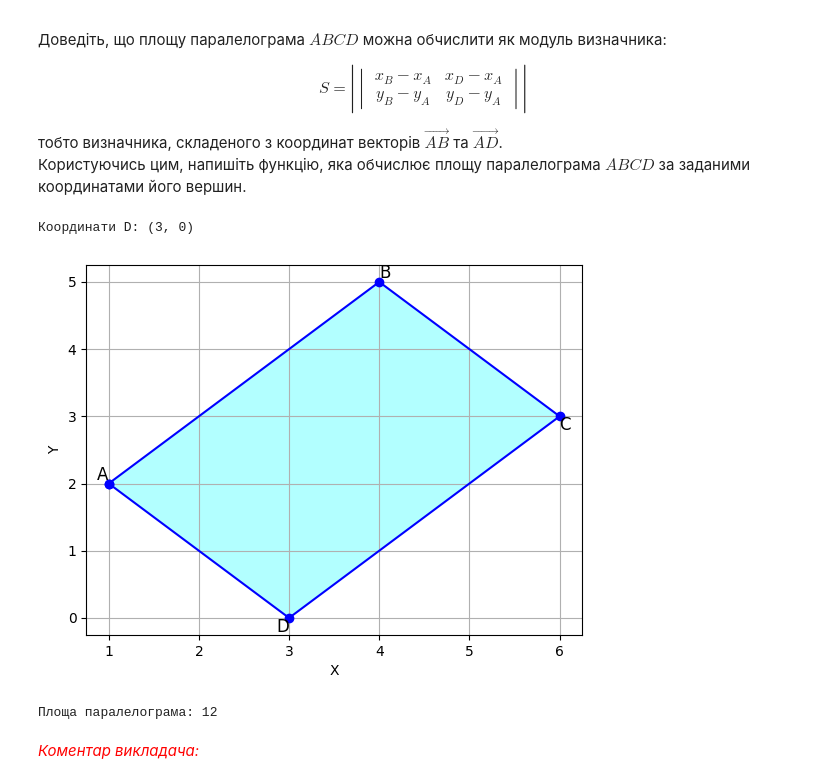
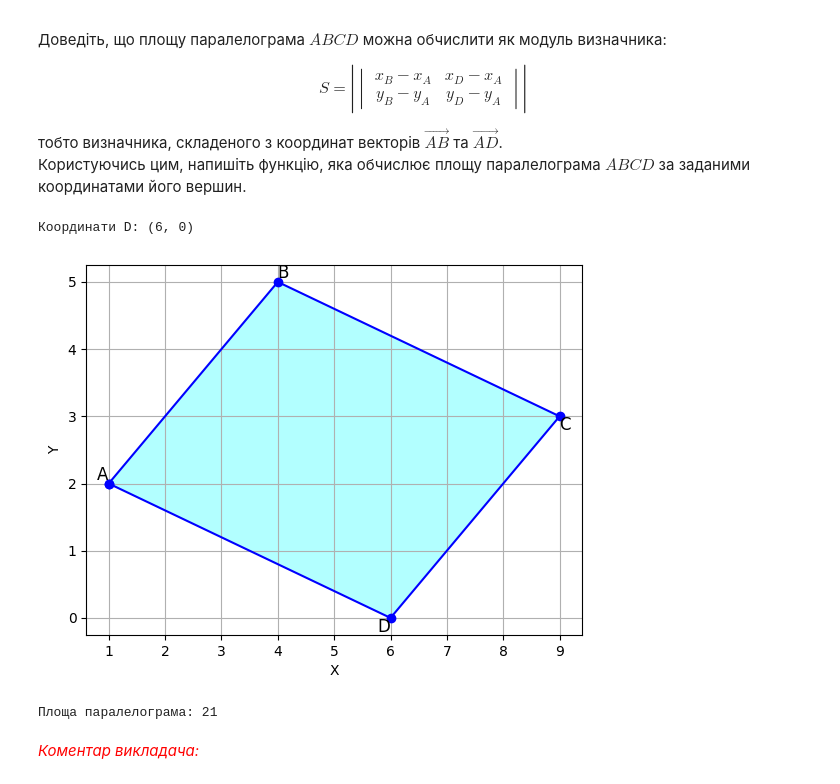
Before and after one commit to Rayzenbtw/linear_algebra, a Jupyter notebook: LA_COLAB_01_Shyhimahin_Volodymyr.ipynb, the cells around one changed output. Saved outputs shown, nothing was run; the diff lists cells and outputs as text; code cells hidden in the pictures.

```diff
--- a/LA_COLAB_01_Shyhimahin_Volodymyr.ipynb
+++ b/LA_COLAB_01_Shyhimahin_Volodymyr.ipynb
@@ -381,37 +394,38 @@ def plot_parallelogram(A, B, C, D):
     plt.plot(X, Y, 'bo-')
     plt.fill(X, Y, 'cyan', alpha=0.3)
     plt.text(A[0], A[1], 'A', fontsize=12, verticalalignment='bottom', horizontalalignment='right')
     plt.text(B[0], B[1], 'B', fontsize=12, verticalalignment='bottom', horizontalalignment='left')
     plt.text(C[0], C[1], 'C', fontsize=12, verticalalignment='top', horizontalalignment='left')
     plt.text(D[0], D[1], 'D', fontsize=12, verticalalignment='top', horizontalalignment='right')
 
     plt.xlabel('X')
     plt.ylabel('Y')
     plt.grid()
     plt.show()
 
 def parallelogram_area(A, B, D):
     x_A, y_A = A
     x_B, y_B = B
     x_D, y_D = D
     return abs((x_B - x_A) * (y_D - y_A) - (x_D - x_A) * (y_B - y_A))
 
 # Приклад використання
+#З заданими нами координатами точок A, B та C
 A = (1, 2)
 B = (4, 5)
-C = (6, 3)
+C = (9, 3)
 
 D = find_D(A, B, C)
 print(f"Координати D: {D}")
 
 plot_parallelogram(A, B, C, D)
 
 S = parallelogram_area(A, B, D)
 print(f"Площа паралелограма: {S}")
 # %% [output]
-Координати D: (3, 0)
+Координати D: (6, 0)
-[figure, old version]
+[figure, new version]
-Площа паралелограма: 12
+Площа паралелограма: 21
 # %% [markdown]
 <font color="red"> *Коментар викладача:* <font>
 # %% [markdown]
```
Also changed, not shown: parts of 1 cell of this notebook, 2 other files.
